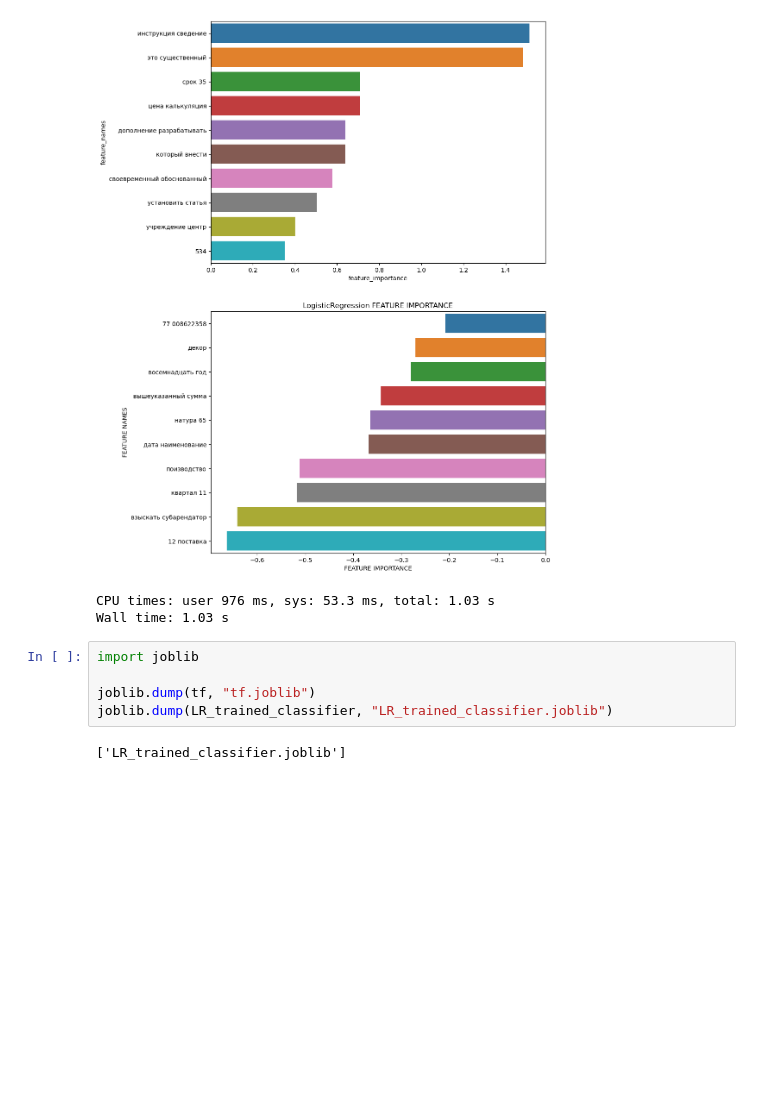
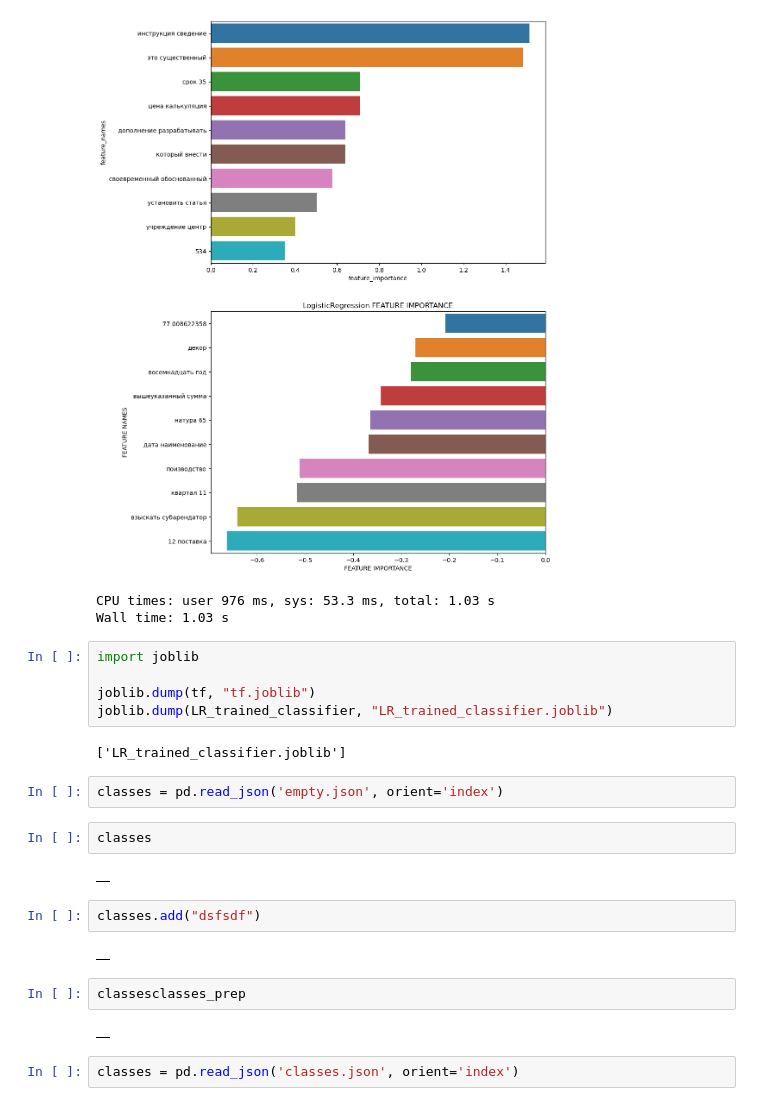
Before and after one commit to gregory-vc/xmas, a Jupyter notebook: X_MAS_tfidf.ipynb, the cells around one changed output. Cells and saved outputs as stored; diff of their text form; blank space fills up the shorter version.

```diff
--- a/X_MAS_tfidf.ipynb
+++ b/X_MAS_tfidf.ipynb
@@ -236,3 +236,19 @@ joblib.dump(tf, "tf.joblib")
 joblib.dump(LR_trained_classifier, "LR_trained_classifier.joblib")
 # %% [output]
 ['LR_trained_classifier.joblib']
+# %%
+classes = pd.read_json('empty.json', orient='index')
+# %%
+classes
+# %% [output]
+|  |
+# %%
+classes.add("dsfsdf")
+# %% [output]
+|  |
+# %%
+classesclasses_prep
+# %% [output]
+|  |
+# %%
+classes = pd.read_json('classes.json', orient='index')
```
Also changed, not shown: parts of 1 cell of this notebook, 2 other files.
